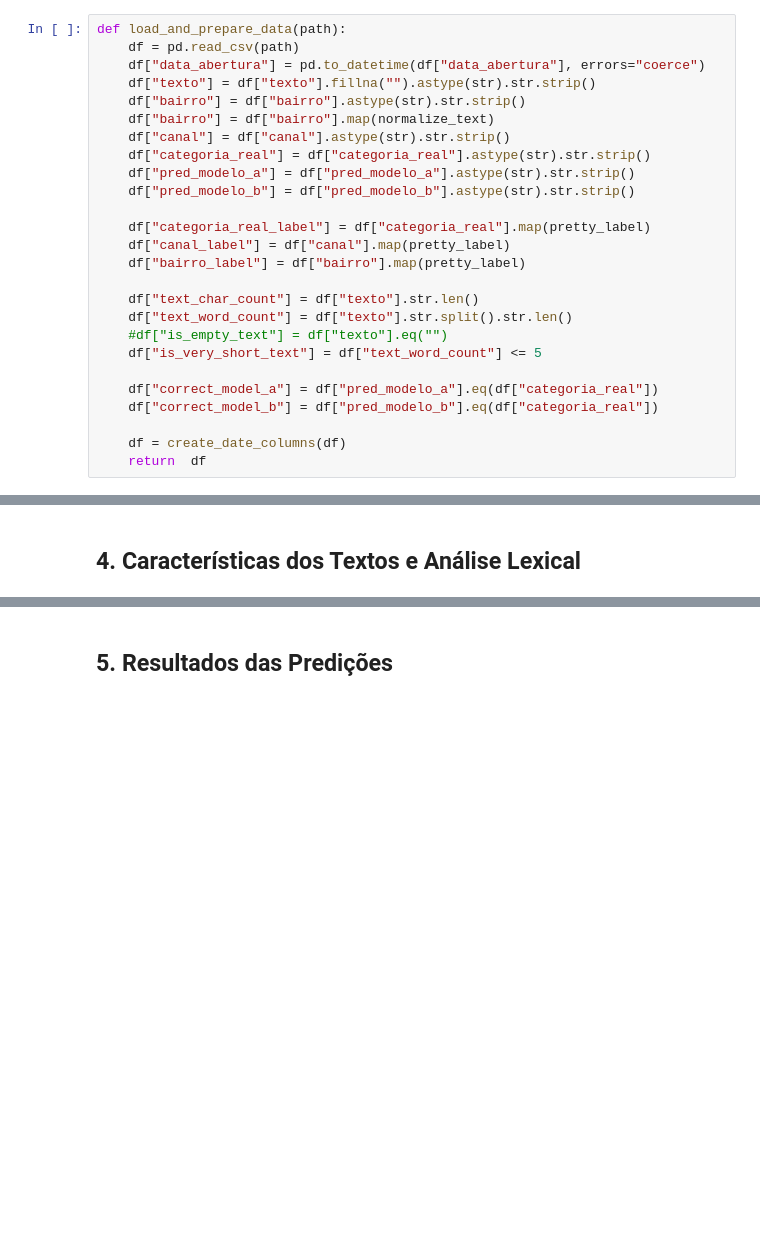
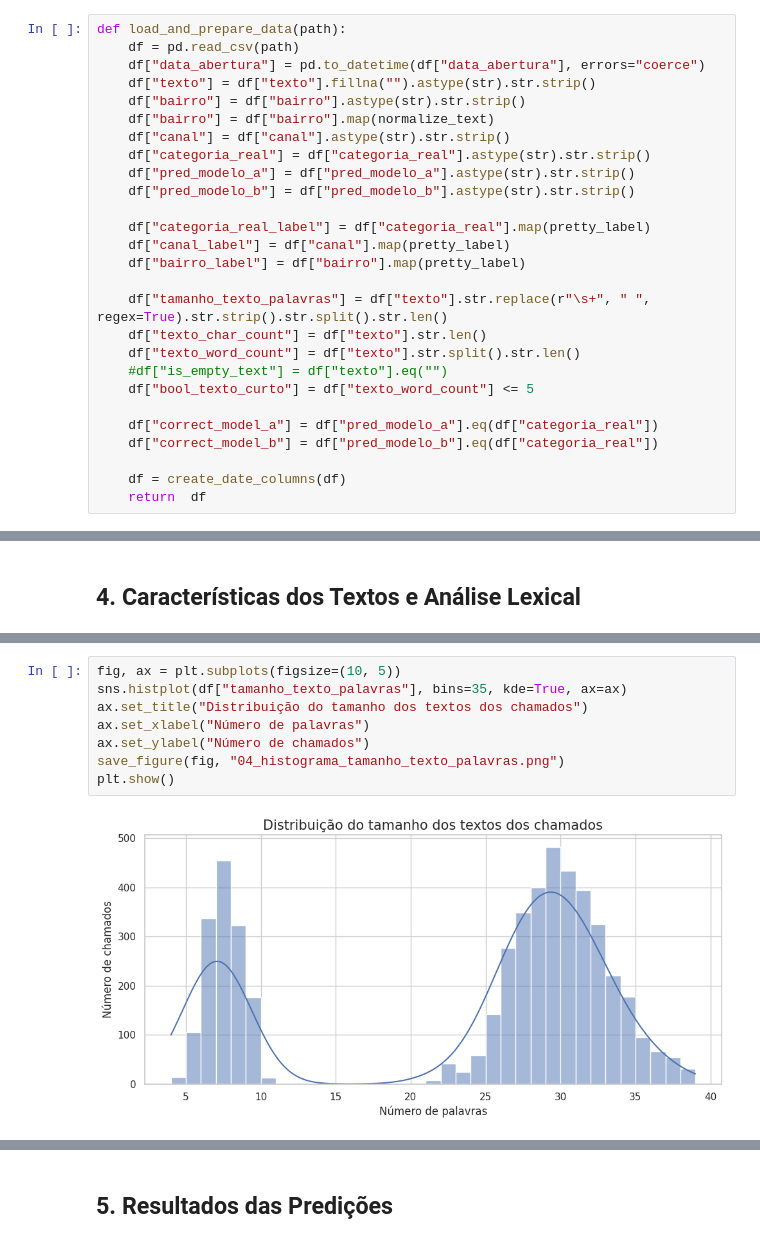
Before and after one commit to iaracastro/desafio-cientista-dados-junior-ia-pref, a Jupyter notebook: notebooks/aedv.ipynb, the cells around one changed output, grey strips where cells are left out. Cells and saved outputs as stored; diff of their text form; blank space fills up the shorter version.

Commit message:
Add Lexical Analysis
Updates EDA notebook including graphs for bigrams and trigrams of words, tables + wordcloud.

```diff
--- a/notebooks/aedv.ipynb
+++ b/notebooks/aedv.ipynb
@@ -95,10 +95,11 @@ def load_and_prepare_data(path):
     df["canal_label"] = df["canal"].map(pretty_label)
     df["bairro_label"] = df["bairro"].map(pretty_label)
 
-    df["text_char_count"] = df["texto"].str.len()
-    df["text_word_count"] = df["texto"].str.split().str.len()
+    df["tamanho_texto_palavras"] = df["texto"].str.replace(r"\s+", " ", regex=True).str.strip().str.split().str.len()
+    df["texto_char_count"] = df["texto"].str.len()
+    df["texto_word_count"] = df["texto"].str.split().str.len()
     #df["is_empty_text"] = df["texto"].eq("")
-    df["is_very_short_text"] = df["text_word_count"] <= 5
+    df["bool_texto_curto"] = df["texto_word_count"] <= 5
 
     df["correct_model_a"] = df["pred_modelo_a"].eq(df["categoria_real"])
     df["correct_model_b"] = df["pred_modelo_b"].eq(df["categoria_real"])
@@ -611,0 +704,10 @@ plotar_barras_empilhadas_percentuais(
+# %%
+fig, ax = plt.subplots(figsize=(10, 5))
+sns.histplot(df["tamanho_texto_palavras"], bins=35, kde=True, ax=ax)
+ax.set_title("Distribuição do tamanho dos textos dos chamados")
+ax.set_xlabel("Número de palavras")
+ax.set_ylabel("Número de chamados")
+save_figure(fig, "04_histograma_tamanho_texto_palavras.png")
+plt.show()
+# %% [output]
+[figure, added]
```
Also changed, not shown: parts of 7 cells of this notebook.
